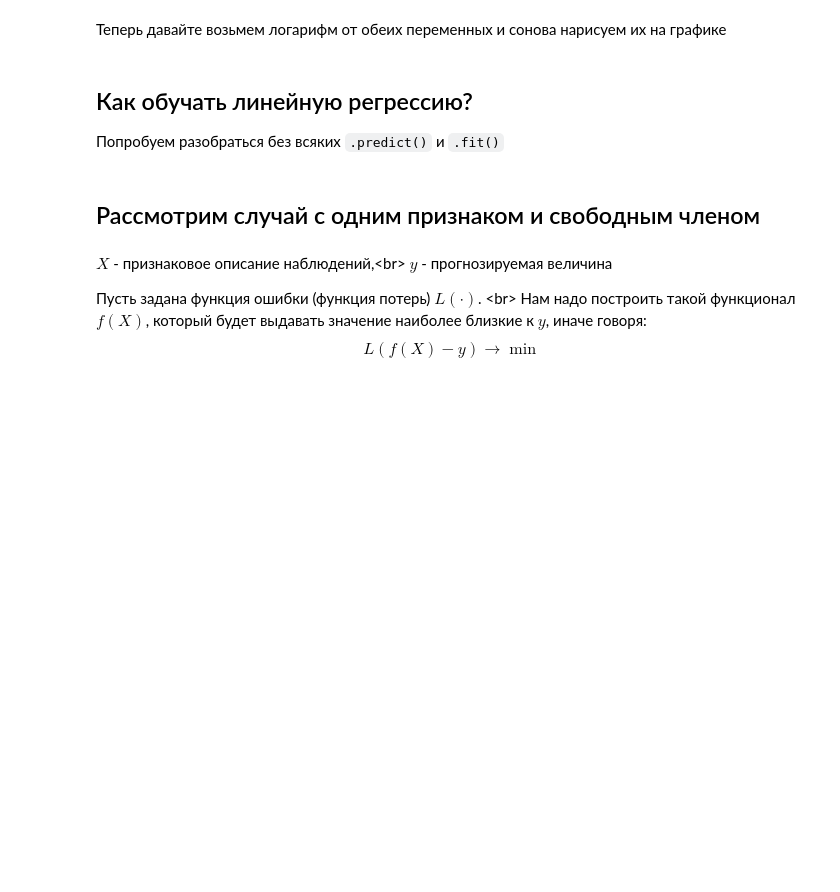
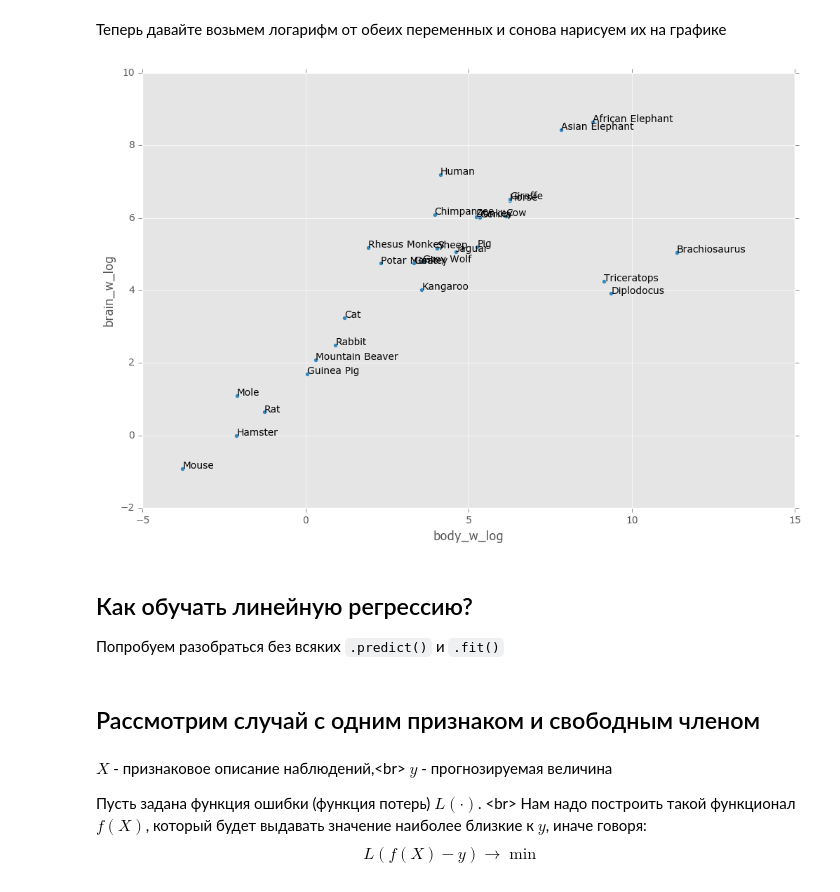
Before and after one commit to shestakoff/minor_da_2017, a Jupyter notebook: seminar5_linreg_opt_proc.ipynb, the cells around one changed output. Saved outputs shown, nothing was run; the diff lists cells and outputs as text; code cells hidden in the pictures; blank space fills up the shorter version.

```diff
--- a/seminar5_linreg_opt_proc.ipynb
+++ b/seminar5_linreg_opt_proc.ipynb
@@ -208,3 +216,12 @@ for k, v in df.iterrows():
+# %%
+df.loc[:, 'body_w_log'] = np.log(df.loc[:, 'body_w'])
+df.loc[:, 'brain_w_log'] = np.log(df.loc[:, 'brain_w'])
+
+df.plot(x = 'body_w_log', y='brain_w_log', kind='scatter')
+for k, v in df.iterrows():
+    plt.annotate(k, v[2:])
+# %% [output]
+[figure, added]
 # %% [markdown]
 ## Как обучать линейную регрессию?
 Попробуем разобраться без всяких `.predict()` и `.fit()`
```
Also changed, not shown: parts of 6 cells of this notebook.
